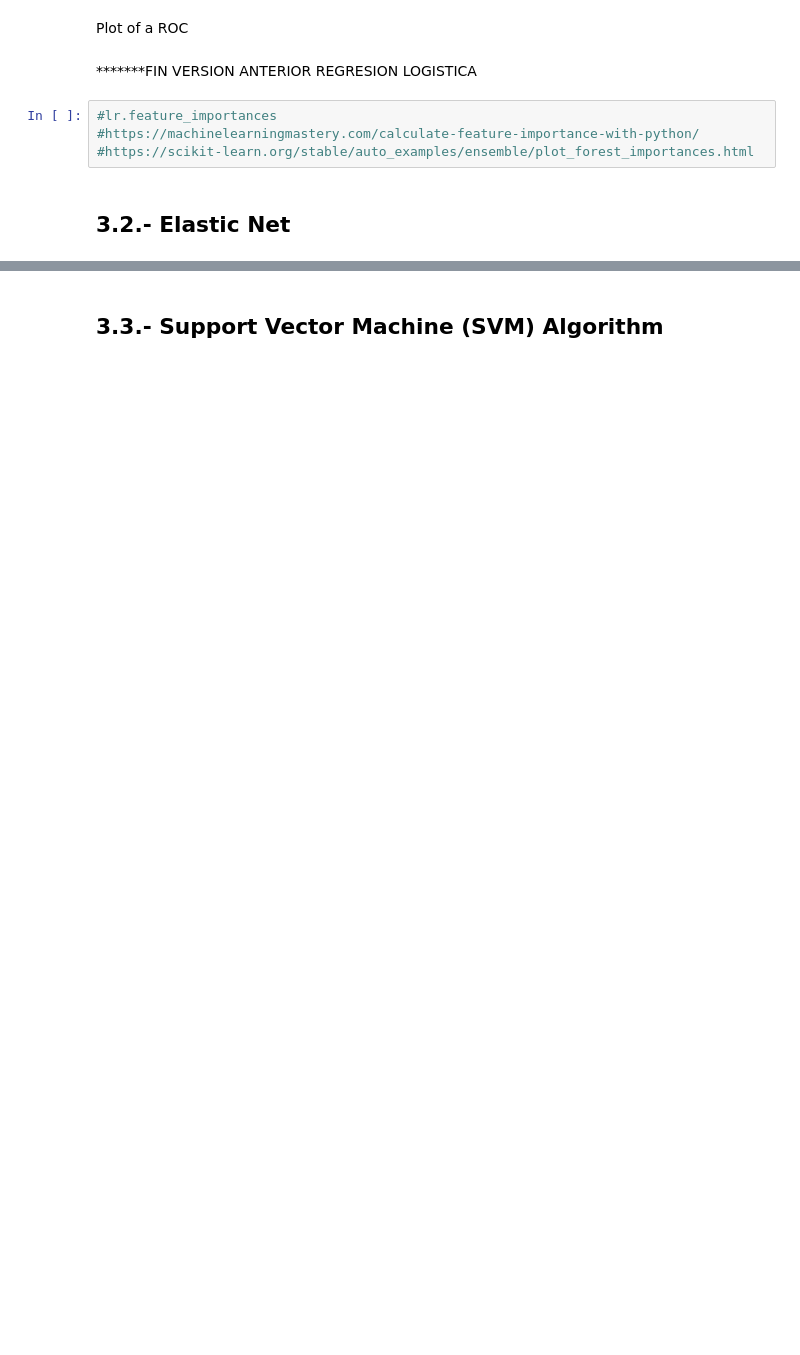
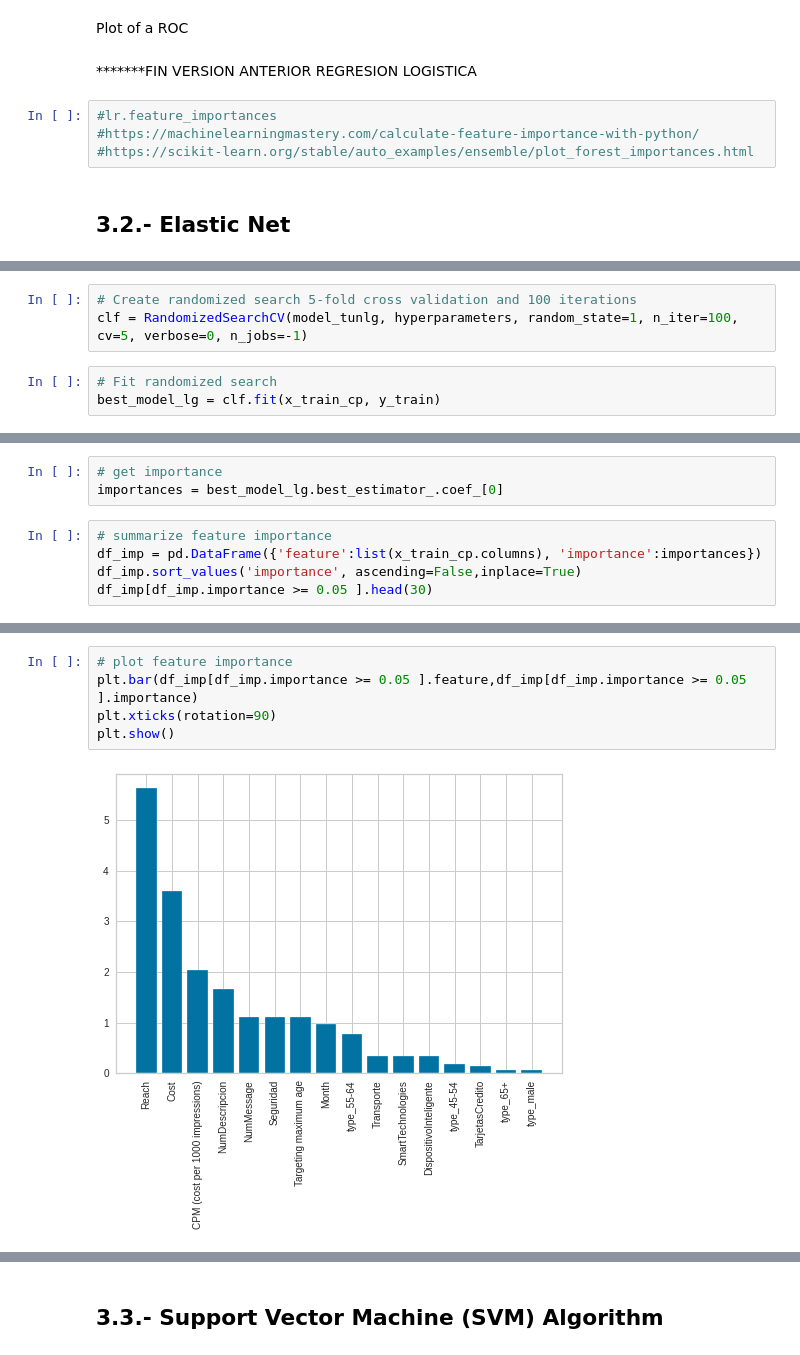
Before and after one commit to cvillarr123/marketingKPI, a Jupyter notebook: CLASIFICACION.ipynb, the cells around one changed output, grey strips where cells are left out. Saved outputs shown, nothing was run; the diff lists cells and outputs as text; blank space fills up the shorter version.

```diff
--- a/CLASIFICACION.ipynb
+++ b/CLASIFICACION.ipynb
@@ -1116,0 +1123,6 @@ plt.show()
+# %%
+# Create randomized search 5-fold cross validation and 100 iterations
+clf = RandomizedSearchCV(model_tunlg, hyperparameters, random_state=1, n_iter=100, cv=5, verbose=0, n_jobs=-1)
+# %%
+# Fit randomized search
+best_model_lg = clf.fit(x_train_cp, y_train)
@@ -1116,0 +1153,8 @@ plt.show()
+# %%
+# get importance
+importances = best_model_lg.best_estimator_.coef_[0]
+# %%
+# summarize feature importance
+df_imp = pd.DataFrame({'feature':list(x_train_cp.columns), 'importance':importances})
+df_imp.sort_values('importance', ascending=False,inplace=True)
+df_imp[df_imp.importance >= 0.05 ].head(30)
@@ -1116,0 +1176,7 @@ plt.show()
+# %%
+# plot feature importance
+plt.bar(df_imp[df_imp.importance >= 0.05 ].feature,df_imp[df_imp.importance >= 0.05 ].importance)
+plt.xticks(rotation=90)
+plt.show()
+# %% [output]
+[figure, added]
```
Also changed, not shown: parts of 64 cells of this notebook.
